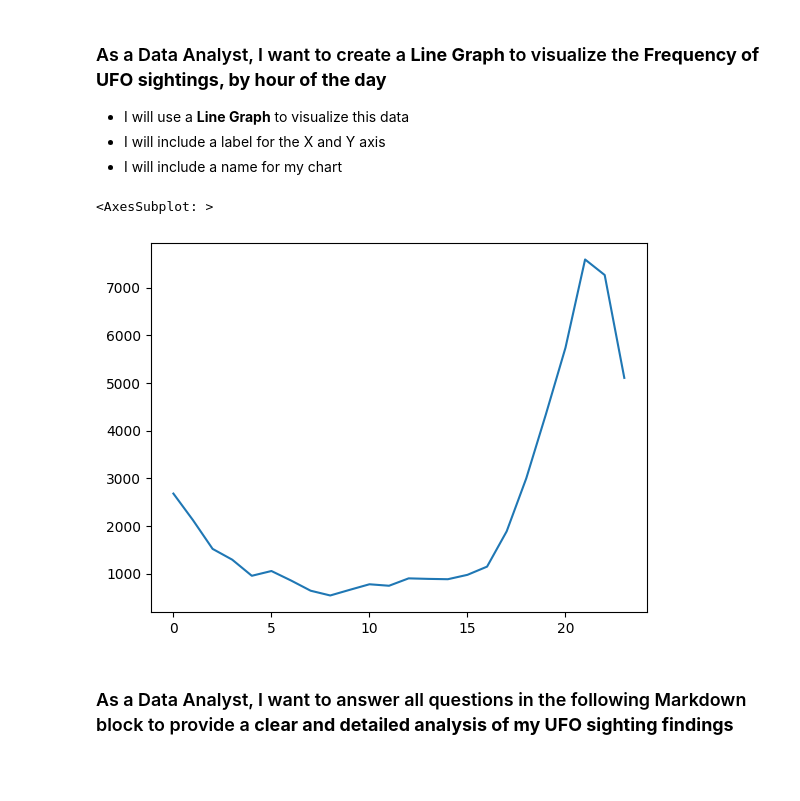
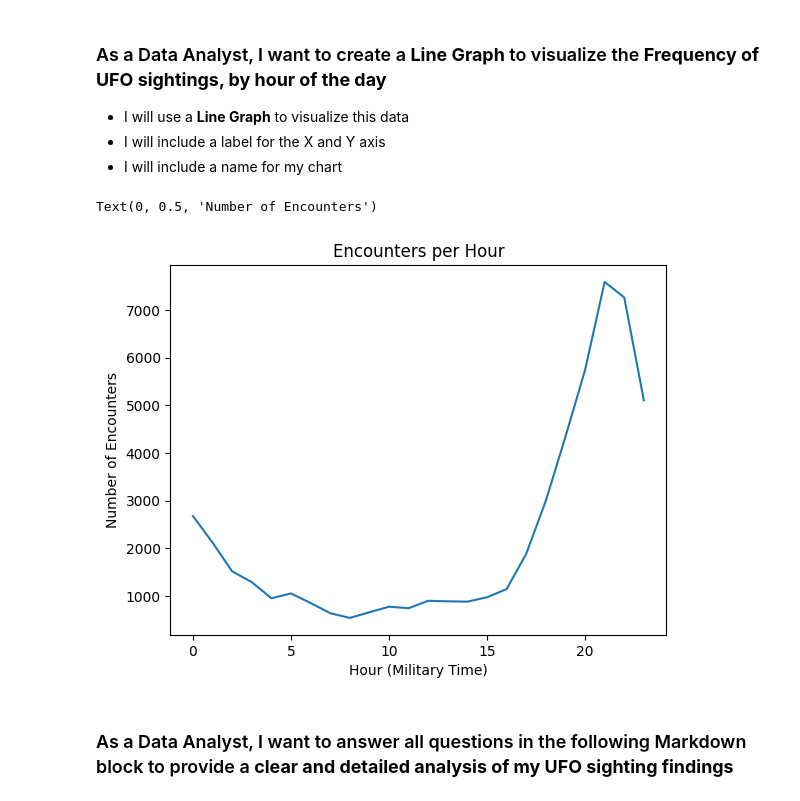
Before and after one commit to C-Skala/ata-Visualization-with-Matplotlib, a Jupyter notebook: Pandas_MatPlotLib_User_Stories.ipynb, the cells around one changed output. Cells and saved outputs as stored; diff of their text form; code cells hidden in the pictures; blank space fills up the shorter version.

```diff
--- a/Pandas_MatPlotLib_User_Stories.ipynb
+++ b/Pandas_MatPlotLib_User_Stories.ipynb
@@ -150,16 +160,19 @@ UFO_Encounter_dec.plot.bar()
 # %%
 filterdf['Hour'] = pd.DatetimeIndex(filterdf['Date_Time']).hour
 
 filterdf['Hour'].value_counts().sort_index().plot.line()
 
 ## filterdf.head()
 
 ## UFO_Sight_hour = filterdf['Hour'].value_counts()
 
 ## UFO_Sight_hour
+plt.title('Encounters per Hour')
+plt.xlabel('Hour (Military Time)')
+plt.ylabel('Number of Encounters')
 # %% [output]
-<AxesSubplot: >
+Text(0, 0.5, 'Number of Encounters')
-[figure, old version]
+[figure, new version]
 # %% [markdown]
 ### As a Data Analyst, I want to answer all questions in the following Markdown block to provide a **clear and detailed analysis of my UFO sighting findings**
 # %% [markdown]
```
Also changed, not shown: parts of 4 cells of this notebook.
